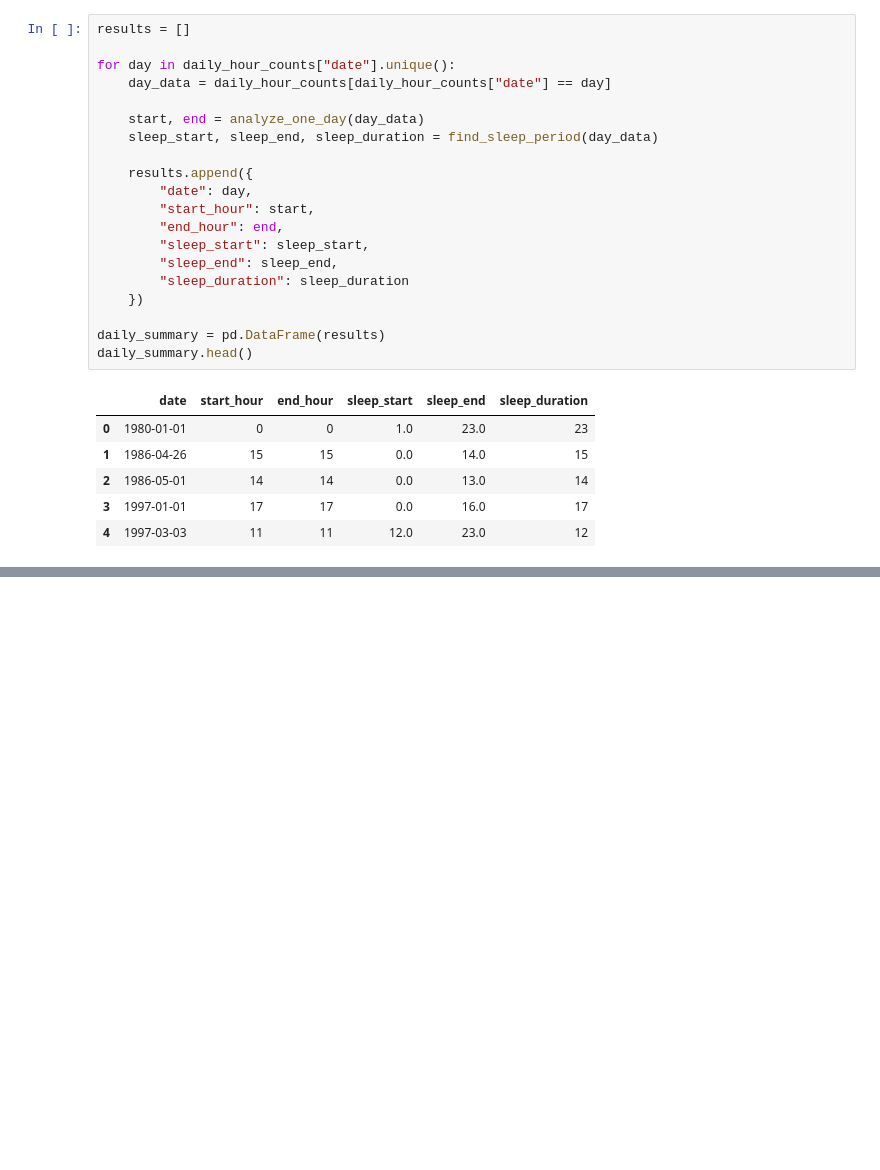
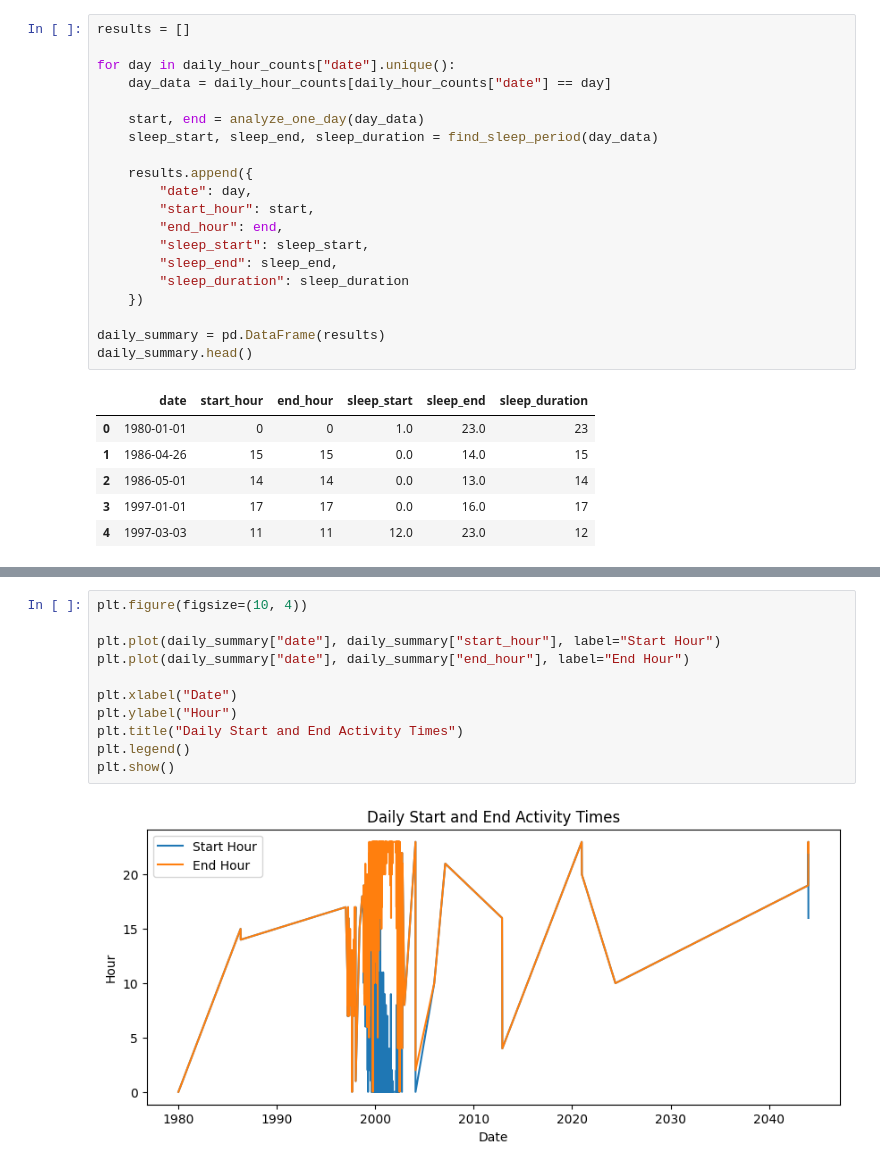
Before and after one commit to mems250005048-wq/TIMEsTAMP, a Jupyter notebook: Untitled4.ipynb, the cells around one changed output, grey strips where cells are left out. Saved outputs shown, nothing was run; the diff lists cells and outputs as text; blank space fills up the shorter version.

```diff
--- a/Untitled4.ipynb
+++ b/Untitled4.ipynb
@@ -237,0 +273,13 @@ daily_summary.head()
+# %%
+plt.figure(figsize=(10, 4))
+
+plt.plot(daily_summary["date"], daily_summary["start_hour"], label="Start Hour")
+plt.plot(daily_summary["date"], daily_summary["end_hour"], label="End Hour")
+
+plt.xlabel("Date")
+plt.ylabel("Hour")
+plt.title("Daily Start and End Activity Times")
+plt.legend()
+plt.show()
+# %% [output]
+[figure, added]
```
Also changed, not shown: parts of 3 cells of this notebook.
